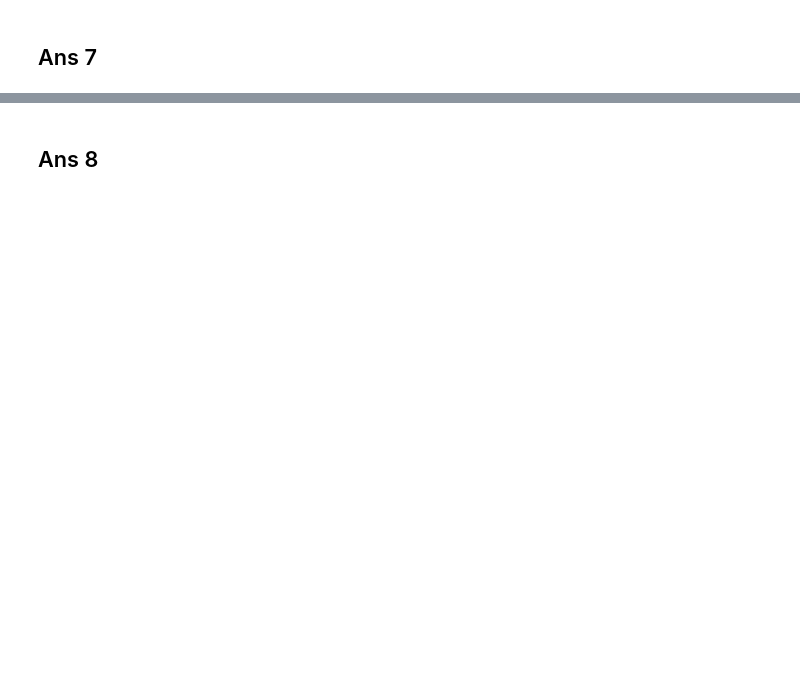
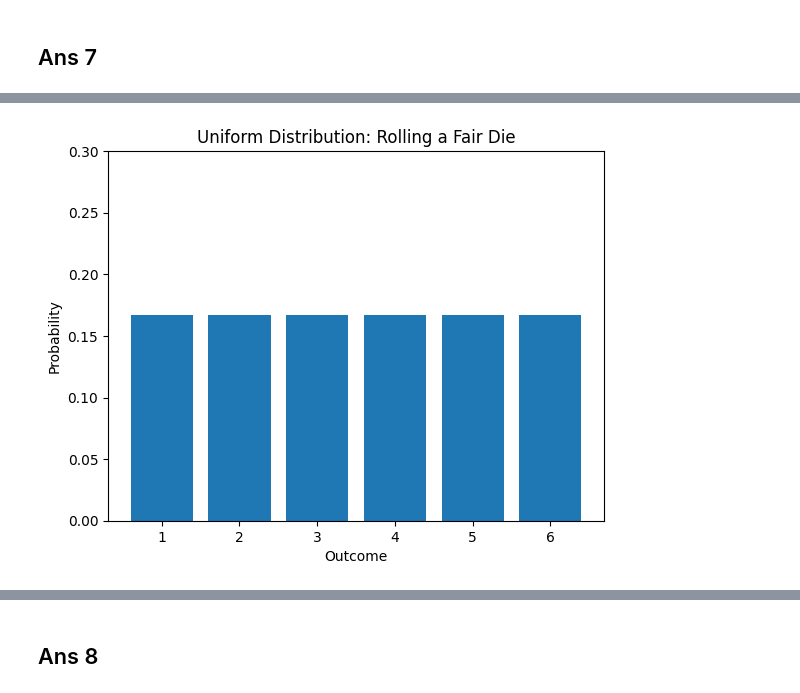
Before and after one commit to Sufiyan999/PW-DataScience-Masters, a Jupyter notebook: Assignments/3. MARCH/9 mar assign.ipynb, the cells around one changed output, grey strips where cells are left out. Cells and saved outputs as stored; diff of their text form; code cells hidden in the pictures; blank space fills up the shorter version.

```diff
--- a/Assignments/3. MARCH/9 mar assign.ipynb
+++ b/Assignments/3. MARCH/9 mar assign.ipynb
@@ -80,0 +449,19 @@ plt.show()
+# %%
+import matplotlib.pyplot as plt
+
+# Possible outcomes (values on a fair six-sided die)
+outcomes = [1, 2, 3, 4, 5, 6]
+
+# Probability of each outcome (uniform distribution)
+probabilities = [1/6, 1/6, 1/6, 1/6, 1/6, 1/6]
+
+# Plot the probabilities
+plt.bar(outcomes, probabilities)
+plt.xlabel('Outcome')
+plt.ylabel('Probability')
+plt.title('Uniform Distribution: Rolling a Fair Die')
+plt.xticks(outcomes)
+plt.ylim(0, 0.3)  # Adjust the y-axis limit for better visualization
+plt.show()
+# %% [output]
+[figure, added]
```
Also changed, not shown: parts of 28 cells of this notebook.
